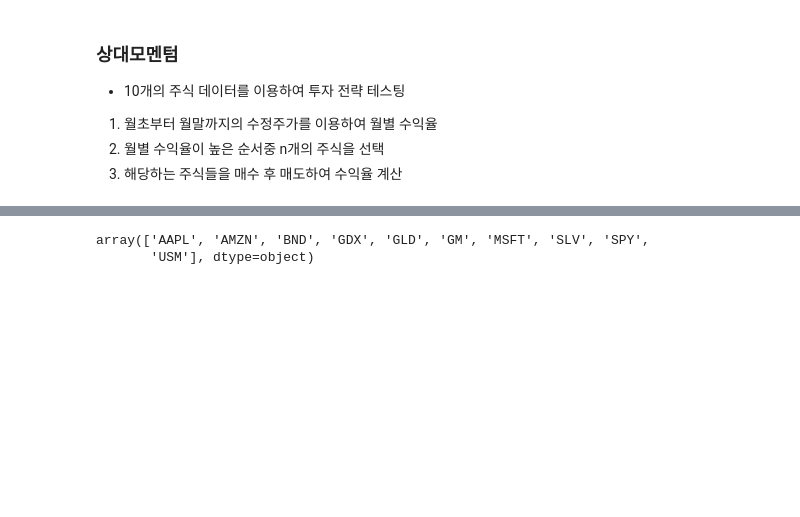
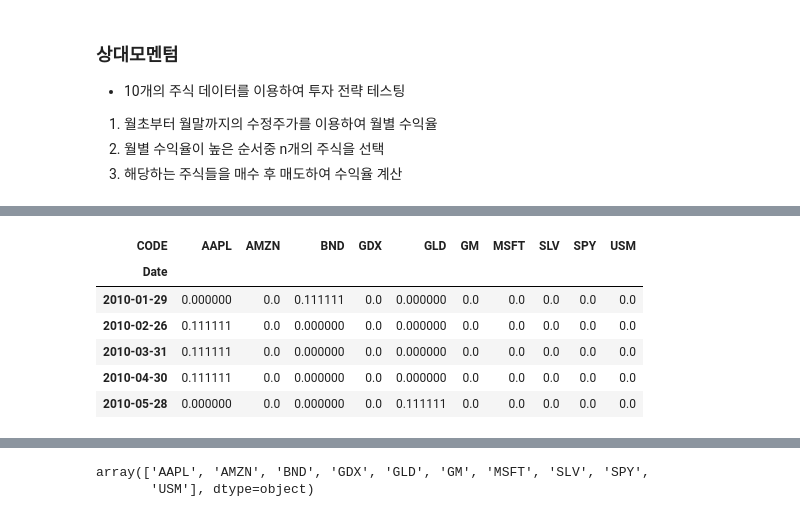
Before and after one commit to bsmoon-86/ubion-10, a Jupyter notebook: python/240929/01_momentum2.ipynb, the cells around one changed output, grey strips where cells are left out. Saved outputs shown, nothing was run; the diff lists cells and outputs as text; code cells hidden in the pictures; blank space fills up the shorter version.

```diff
--- a/python/240929/01_momentum2.ipynb
+++ b/python/240929/01_momentum2.ipynb
@@ -104,3 +190,13 @@ month_rtn_df =  month_rtn_df.where(month_rtn_df < 0.35, 0)
+# %%
+month_rtn_df.head()
+# %% [output]
+| CODE | AAPL | AMZN | BND | GDX | GLD | GM | MSFT | SLV | SPY | USM |
+| Date |  |  |  |  |  |  |  |  |  |  |
+| 2010-01-29 | 0.000000 | 0.0 | 0.111111 | 0.0 | 0.000000 | 0.0 | 0.0 | 0.0 | 0.0 | 0.0 |
+| 2010-02-26 | 0.111111 | 0.0 | 0.000000 | 0.0 | 0.000000 | 0.0 | 0.0 | 0.0 | 0.0 | 0.0 |
+| 2010-03-31 | 0.111111 | 0.0 | 0.000000 | 0.0 | 0.000000 | 0.0 | 0.0 | 0.0 | 0.0 | 0.0 |
+| 2010-04-30 | 0.111111 | 0.0 | 0.000000 | 0.0 | 0.000000 | 0.0 | 0.0 | 0.0 | 0.0 | 0.0 |
+| 2010-05-28 | 0.000000 | 0.0 | 0.000000 | 0.0 | 0.111111 | 0.0 | 0.0 | 0.0 | 0.0 | 0.0 |
 # %%
 # 데이터 중에서 0이 아닌 데이터는 1로 변경
 month_rtn_df[month_rtn_df != 0] = 1
```
Also changed, not shown: parts of 30 cells of this notebook, 1 other file.
